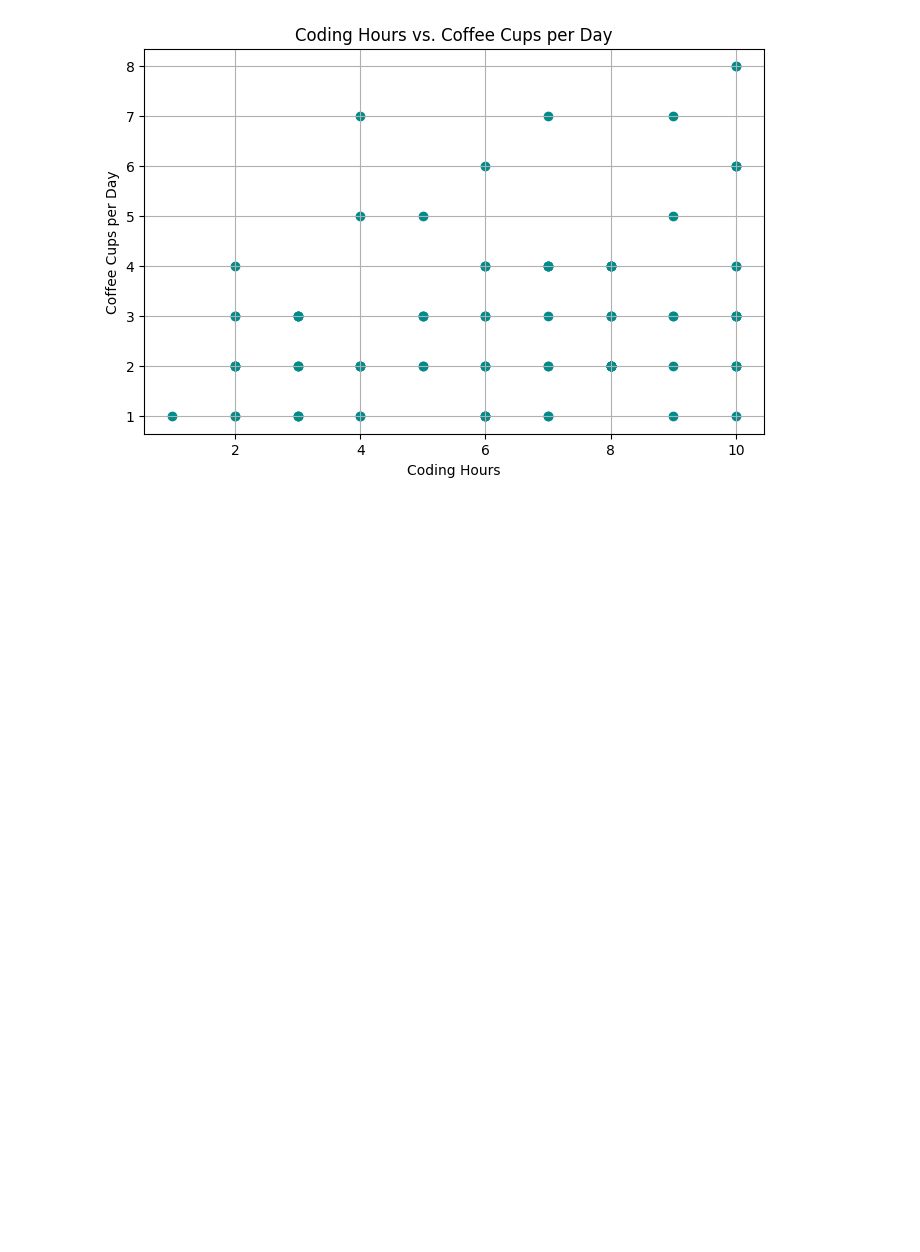
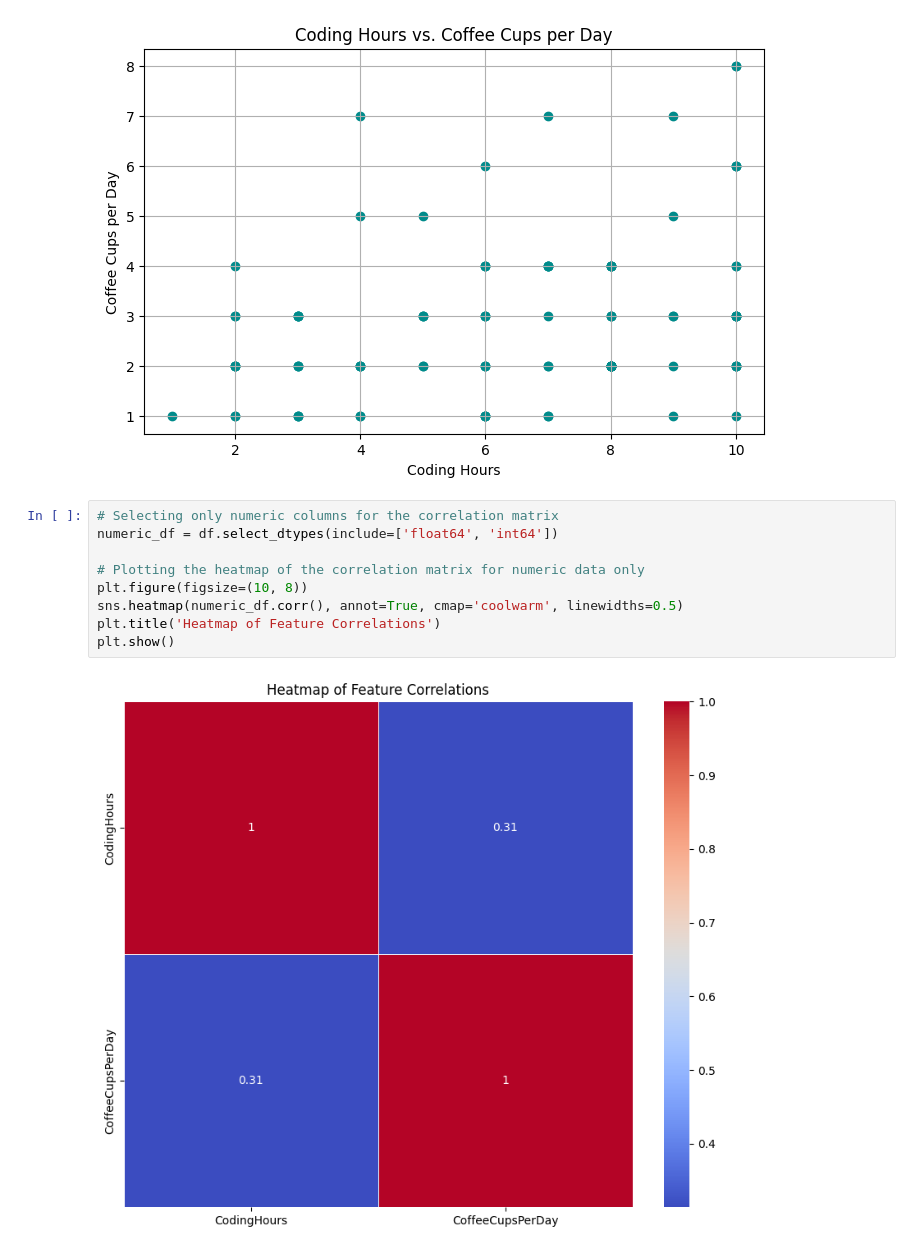
Before and after one commit to SriVarshan733/Applied-Data-Science1, a Jupyter notebook: Applied_Data_Science1.ipynb, the cells around one changed output. Drawn from its saved outputs; the diff is of its cells as text; blank space fills up the shorter version.

```diff
--- a/Applied_Data_Science1.ipynb
+++ b/Applied_Data_Science1.ipynb
@@ -132,3 +132,14 @@ plt.grid(True)
 plt.show()
 # %% [output]
 [figure]
+# %%
+# Selecting only numeric columns for the correlation matrix
+numeric_df = df.select_dtypes(include=['float64', 'int64'])
+
+# Plotting the heatmap of the correlation matrix for numeric data only
+plt.figure(figsize=(10, 8))
+sns.heatmap(numeric_df.corr(), annot=True, cmap='coolwarm', linewidths=0.5)
+plt.title('Heatmap of Feature Correlations')
+plt.show()
+# %% [output]
+[figure, added]
```
